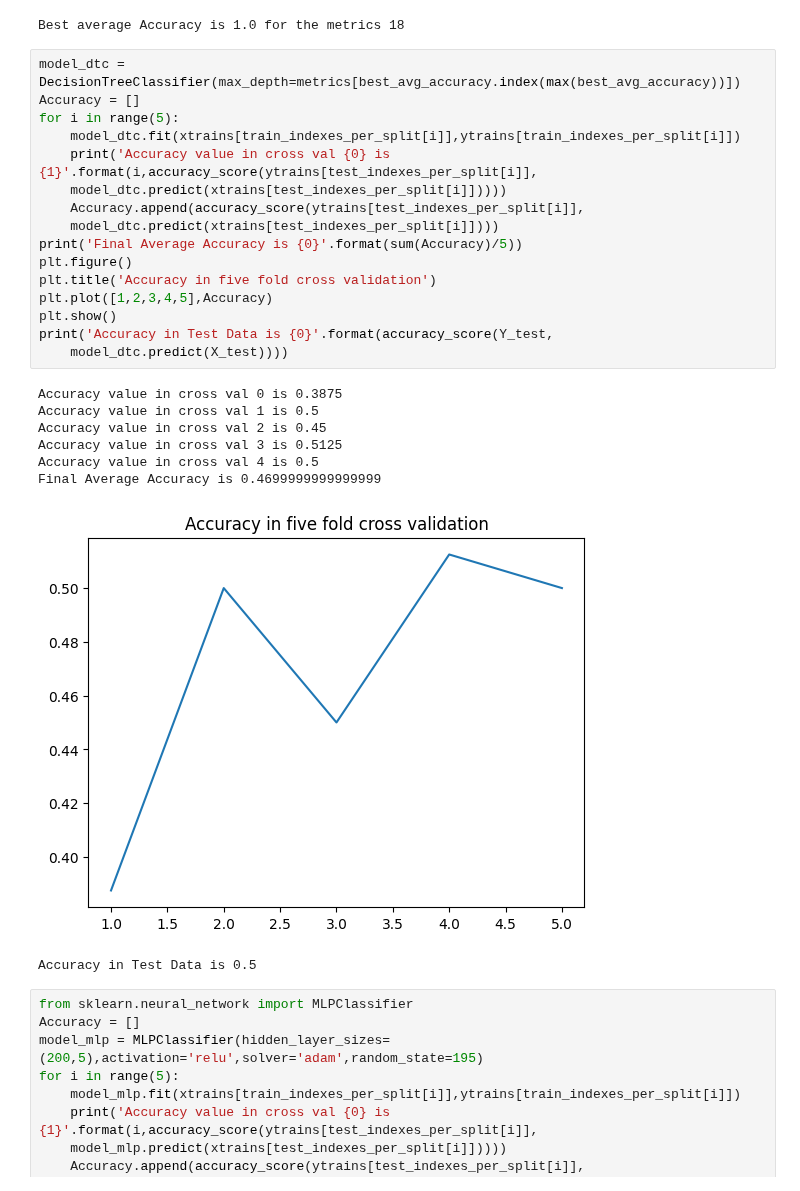
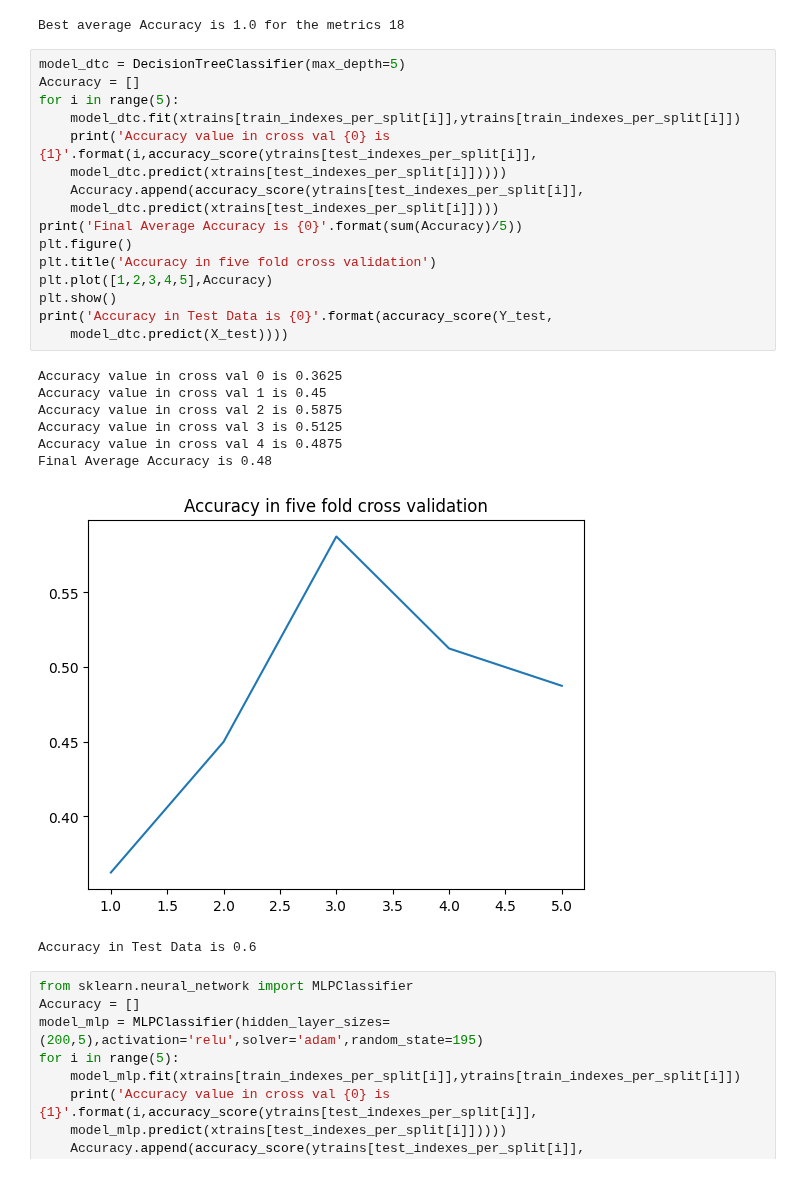
Before and after one commit to arjun8009/Python-Exeter, a Jupyter notebook: Learning Form Data ECMM445-CA1.ipynb, the cells around one changed output. Saved outputs shown, nothing was run; the diff lists cells and outputs as text.

```diff
--- a/Learning Form Data ECMM445-CA1.ipynb
+++ b/Learning Form Data ECMM445-CA1.ipynb
@@ -1377,30 +1377,30 @@ print('Best average Accuracy is {0} for the metrics {1}'.format(max(best_avg_acc
 # %% [output]
 Best average Accuracy is 1.0 for the metrics 18
 # %%
-model_dtc = DecisionTreeClassifier(max_depth=metrics[best_avg_accuracy.index(max(best_avg_accuracy))])
+model_dtc = DecisionTreeClassifier(max_depth=5)
 Accuracy = []
 for i in range(5):
     model_dtc.fit(xtrains[train_indexes_per_split[i]],ytrains[train_indexes_per_split[i]])
     print('Accuracy value in cross val {0} is {1}'.format(i,accuracy_score(ytrains[test_indexes_per_split[i]],
     model_dtc.predict(xtrains[test_indexes_per_split[i]]))))
     Accuracy.append(accuracy_score(ytrains[test_indexes_per_split[i]],
     model_dtc.predict(xtrains[test_indexes_per_split[i]])))
 print('Final Average Accuracy is {0}'.format(sum(Accuracy)/5))
 plt.figure()
 plt.title('Accuracy in five fold cross validation')
 plt.plot([1,2,3,4,5],Accuracy)
 plt.show()
 print('Accuracy in Test Data is {0}'.format(accuracy_score(Y_test,
     model_dtc.predict(X_test))))
 # %% [output]
-Accuracy value in cross val 0 is 0.3875
-Accuracy value in cross val 1 is 0.5
-Accuracy value in cross val 2 is 0.45
+Accuracy value in cross val 0 is 0.3625
+Accuracy value in cross val 1 is 0.45
+Accuracy value in cross val 2 is 0.5875
 Accuracy value in cross val 3 is 0.5125
-Accuracy value in cross val 4 is 0.5
-Final Average Accuracy is 0.4699999999999999
+Accuracy value in cross val 4 is 0.4875
+Final Average Accuracy is 0.48
-[figure, old version]
+[figure, new version]
-Accuracy in Test Data is 0.5
+Accuracy in Test Data is 0.6
 # %%
 from sklearn.neural_network import MLPClassifier
 Accuracy = []
```
